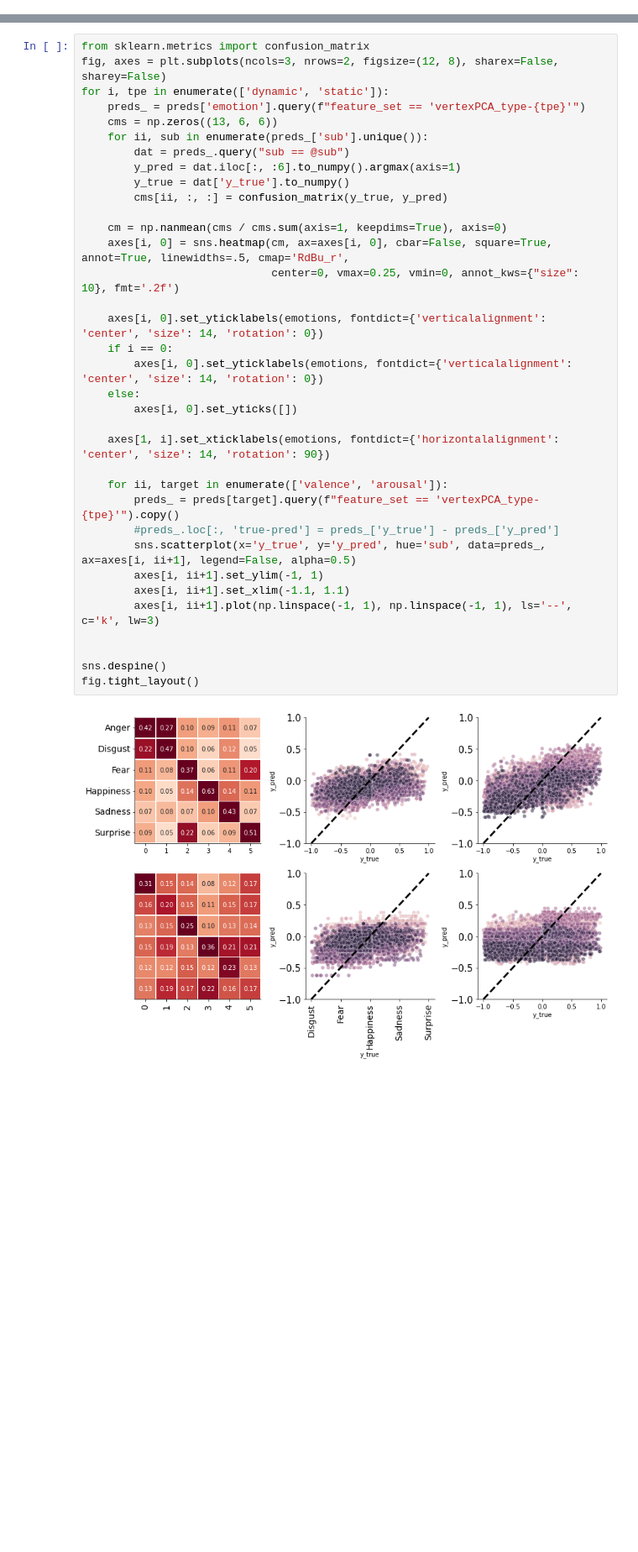
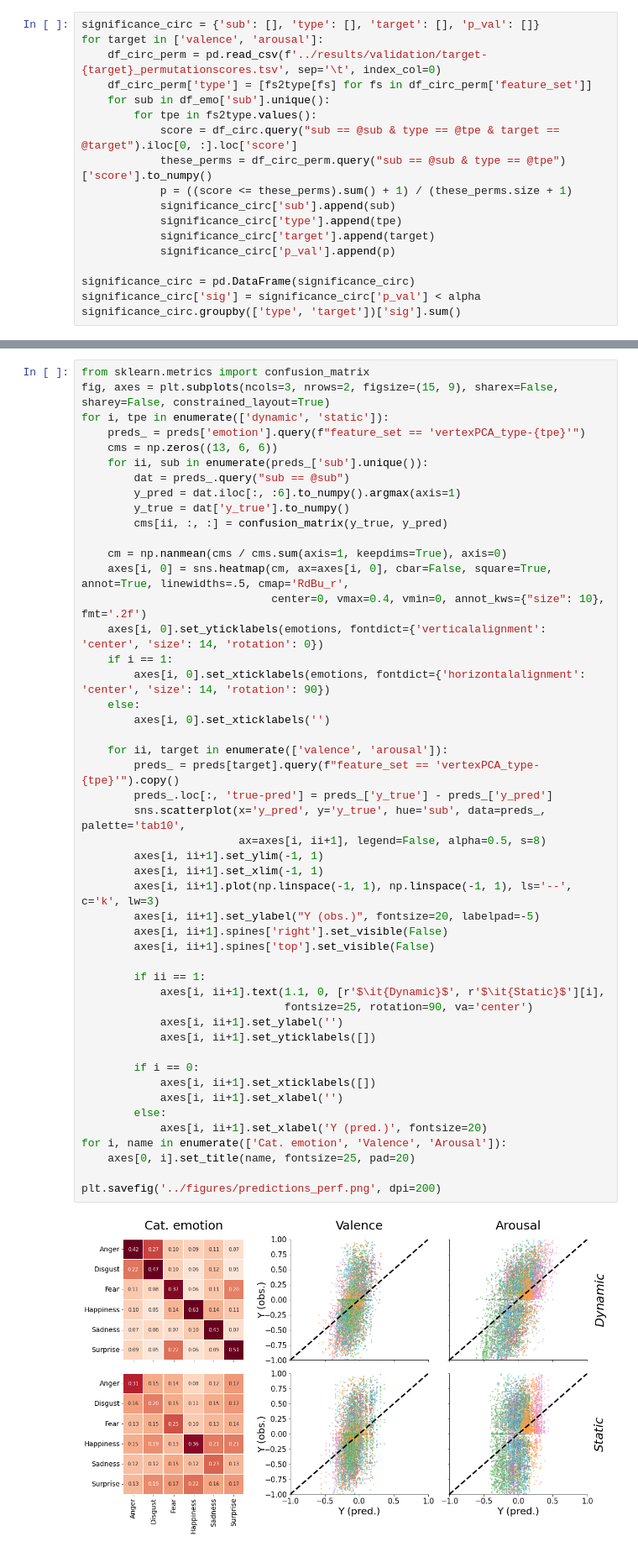
Before and after one commit to lukassnoek/static-vs-dynamic, a Jupyter notebook: notebooks/performance.ipynb, the cells around one changed output, grey strips where cells are left out. Shown at 84% size. Cells and saved outputs as stored; diff of their text form; blank space fills up the shorter version.

```diff
--- a/notebooks/performance.ipynb
+++ b/notebooks/performance.ipynb
@@ -40,0 +87,18 @@ df_circ['type'] = ['combined' if '+' in row['feature_set'] else
+# %%
+significance_circ = {'sub': [], 'type': [], 'target': [], 'p_val': []}
+for target in ['valence', 'arousal']:
+    df_circ_perm = pd.read_csv(f'../results/validation/target-{target}_permutationscores.tsv', sep='\t', index_col=0)
+    df_circ_perm['type'] = [fs2type[fs] for fs in df_circ_perm['feature_set']]
+    for sub in df_emo['sub'].unique():
+        for tpe in fs2type.values():
+            score = df_circ.query("sub == @sub & type == @tpe & target == @target").iloc[0, :].loc['score']
+            these_perms = df_circ_perm.query("sub == @sub & type == @tpe")['score'].to_numpy()
+            p = ((score <= these_perms).sum() + 1) / (these_perms.size + 1)
+            significance_circ['sub'].append(sub)
+            significance_circ['type'].append(tpe)
+            significance_circ['target'].append(target)
+            significance_circ['p_val'].append(p)
+
+significance_circ = pd.DataFrame(significance_circ)
+significance_circ['sig'] = significance_circ['p_val'] < alpha
+significance_circ.groupby(['type', 'target'])['sig'].sum()
@@ -209,38 +464,51 @@ preds['valence'] = pd.read_csv('../results/validation/target-valence_preds.tsv',
 preds['arousal'] = pd.read_csv('../results/validation/target-arousal_preds.tsv', sep='\t', index_col=0)
 # %%
 from sklearn.metrics import confusion_matrix
-fig, axes = plt.subplots(ncols=3, nrows=2, figsize=(12, 8), sharex=False, sharey=False)
+fig, axes = plt.subplots(ncols=3, nrows=2, figsize=(15, 9), sharex=False, sharey=False, constrained_layout=True)
 for i, tpe in enumerate(['dynamic', 'static']):
     preds_ = preds['emotion'].query(f"feature_set == 'vertexPCA_type-{tpe}'")
     cms = np.zeros((13, 6, 6))
     for ii, sub in enumerate(preds_['sub'].unique()):
         dat = preds_.query("sub == @sub")
         y_pred = dat.iloc[:, :6].to_numpy().argmax(axis=1)
         y_true = dat['y_true'].to_numpy()
         cms[ii, :, :] = confusion_matrix(y_true, y_pred)
 
     cm = np.nanmean(cms / cms.sum(axis=1, keepdims=True), axis=0)
     axes[i, 0] = sns.heatmap(cm, ax=axes[i, 0], cbar=False, square=True, annot=True, linewidths=.5, cmap='RdBu_r',
-                             center=0, vmax=0.25, vmin=0, annot_kws={"size": 10}, fmt='.2f')
-
+                             center=0, vmax=0.4, vmin=0, annot_kws={"size": 10}, fmt='.2f')
     axes[i, 0].set_yticklabels(emotions, fontdict={'verticalalignment': 'center', 'size': 14, 'rotation': 0})
-    if i == 0:
-        axes[i, 0].set_yticklabels(emotions, fontdict={'verticalalignment': 'center', 'size': 14, 'rotation': 0})
+    if i == 1:
+        axes[i, 0].set_xticklabels(emotions, fontdict={'horizontalalignment': 'center', 'size': 14, 'rotation': 90})
     else:
-        axes[i, 0].set_yticks([])
-
-    axes[1, i].set_xticklabels(emotions, fontdict={'horizontalalignment': 'center', 'size': 14, 'rotation': 90})
+        axes[i, 0].set_xticklabels('')
 
     for ii, target in enumerate(['valence', 'arousal']):
         preds_ = preds[target].query(f"feature_set == 'vertexPCA_type-{tpe}'").copy()
-        #preds_.loc[:, 'true-pred'] = preds_['y_true'] - preds_['y_pred']
-        sns.scatterplot(x='y_true', y='y_pred', hue='sub', data=preds_, ax=axes[i, ii+1], legend=False, alpha=0.5)
+        preds_.loc[:, 'true-pred'] = preds_['y_true'] - preds_['y_pred']
+        sns.scatterplot(x='y_pred', y='y_true', hue='sub', data=preds_, palette='tab10',
+                        ax=axes[i, ii+1], legend=False, alpha=0.5, s=8)
         axes[i, ii+1].set_ylim(-1, 1)
-        axes[i, ii+1].set_xlim(-1.1, 1.1)
+        axes[i, ii+1].set_xlim(-1, 1)
         axes[i, ii+1].plot(np.linspace(-1, 1), np.linspace(-1, 1), ls='--', c='k', lw=3)
+        axes[i, ii+1].set_ylabel("Y (obs.)", fontsize=20, labelpad=-5)
+        axes[i, ii+1].spines['right'].set_visible(False)
+        axes[i, ii+1].spines['top'].set_visible(False)
 
+        if ii == 1:
+            axes[i, ii+1].text(1.1, 0, [r'$\it{Dynamic}$', r'$\it{Static}$'][i],
+                               fontsize=25, rotation=90, va='center')
+            axes[i, ii+1].set_ylabel('')
+            axes[i, ii+1].set_yticklabels([])
 
-sns.despine()
-fig.tight_layout()
+        if i == 0:
+            axes[i, ii+1].set_xticklabels([])
+            axes[i, ii+1].set_xlabel('')
+        else:
+            axes[i, ii+1].set_xlabel('Y (pred.)', fontsize=20)
+for i, name in enumerate(['Cat. emotion', 'Valence', 'Arousal']):
+    axes[0, i].set_title(name, fontsize=25, pad=20)
+
+plt.savefig('../figures/predictions_perf.png', dpi=200)
 # %% [output]
-[figure, old version]
+[figure, new version]
```
Also changed, not shown: parts of 15 cells of this notebook, 5 other files.
